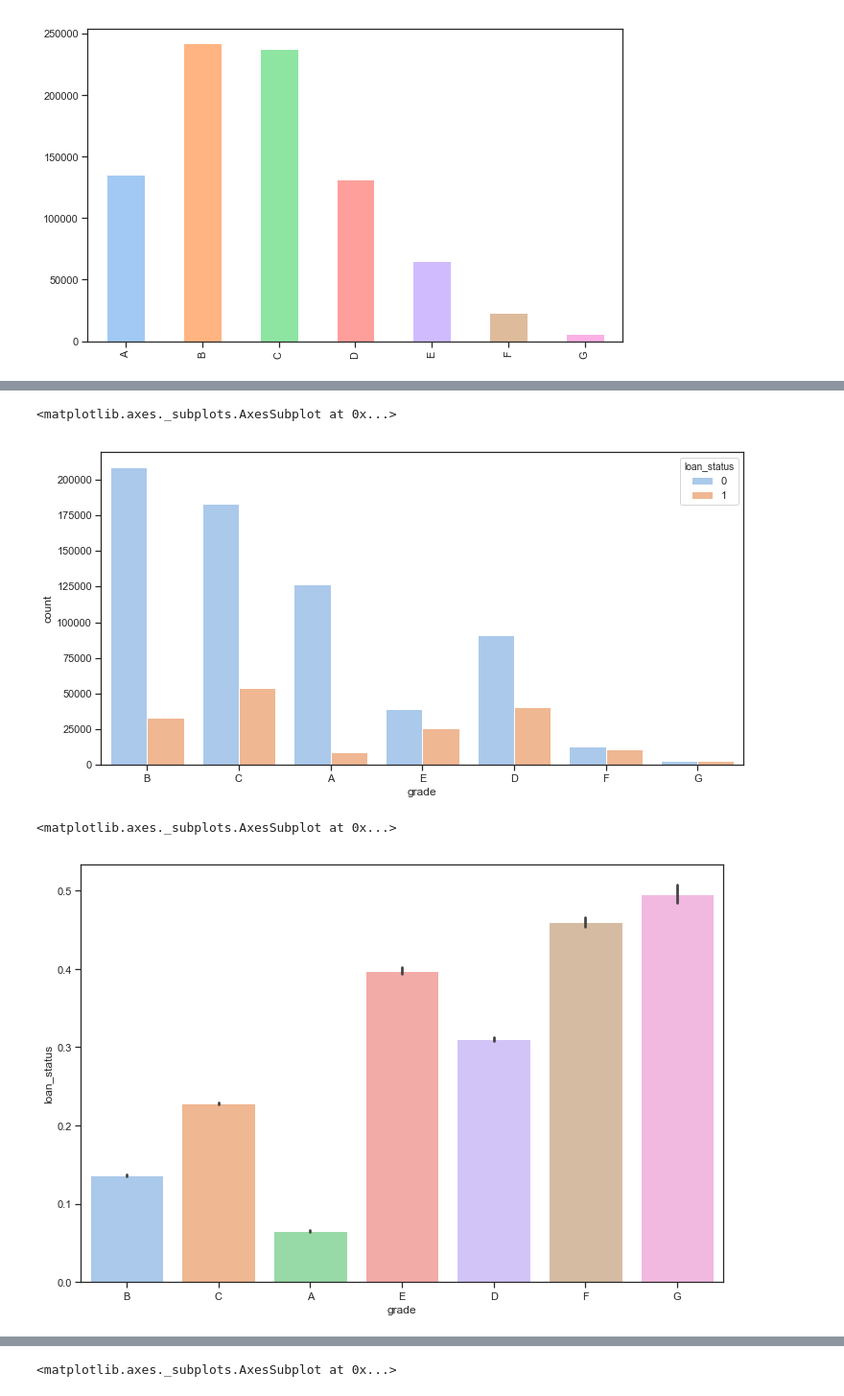
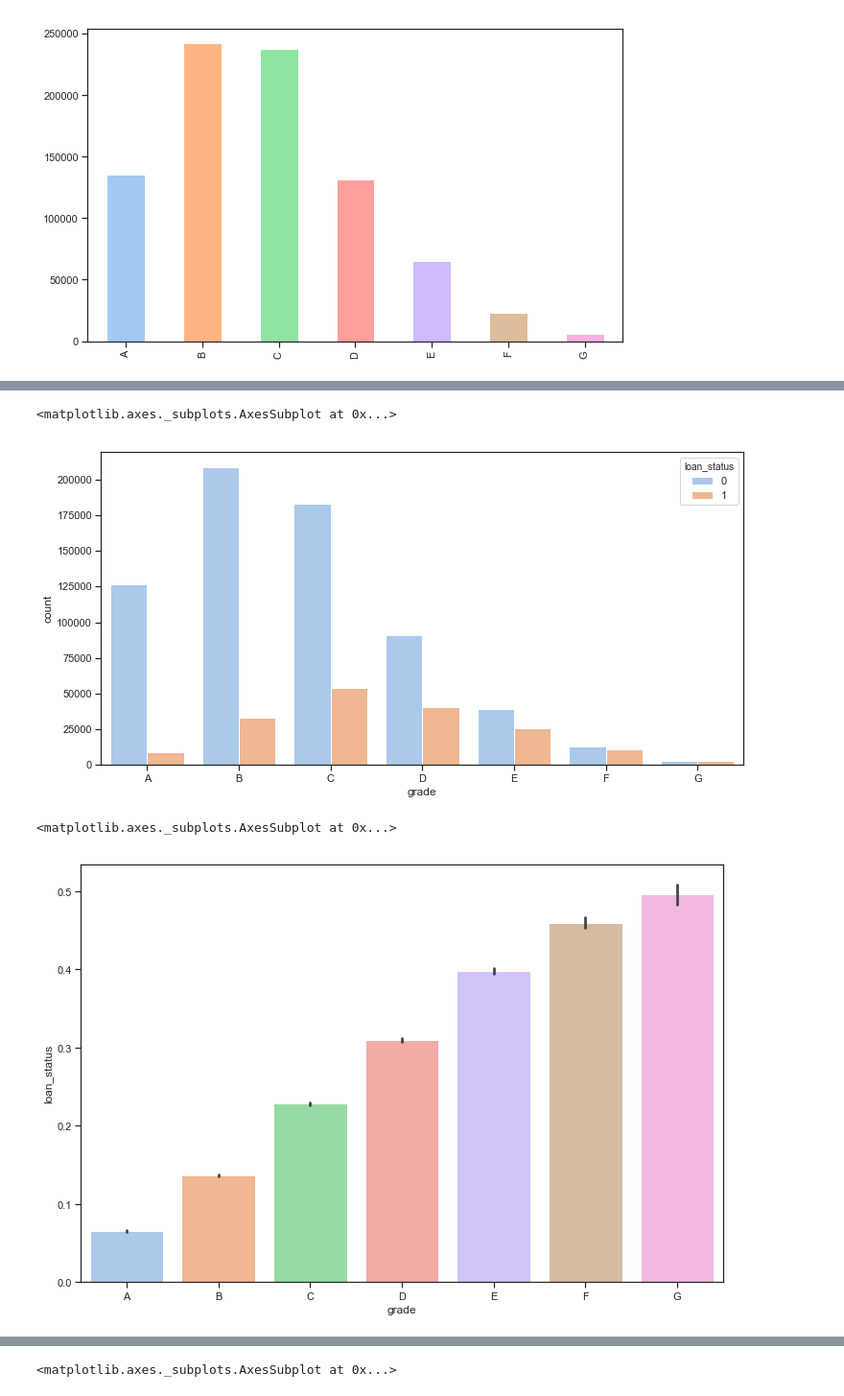
Before and after one commit to pvci/LendingClub, a Jupyter notebook: code/Analysis_Cleaning.ipynb, the cells around one changed output, grey strips where cells are left out. Shown at 96% size. Drawn from its saved outputs; the diff is of its cells as text; code cells hidden in the pictures.

```diff
--- a/code/Analysis_Cleaning.ipynb
+++ b/code/Analysis_Cleaning.ipynb
@@ -175,13 +201,13 @@ sns.countplot(x='purpose', hue='loan_status', data=df_all)
 # %%
 plt.figure(figsize=(12,6))
-sns.countplot( x='grade', hue='loan_status', data=df_all)
+sns.countplot( x='grade', hue='loan_status', data=df_all.sort_values(by='grade'))
 # %% [output]
 <matplotlib.axes._subplots.AxesSubplot at 0x...>
-[figure, old version]
+[figure, new version]
 # %%
 plt.figure(figsize=(12,8))
-sns.barplot(x='grade',y='loan_status',data=df_all)
+sns.barplot(x='grade',y='loan_status',data=df_all.sort_values(by='grade'))
 # %% [output]
 <matplotlib.axes._subplots.AxesSubplot at 0x...>
-[figure, old version]
+[figure, new version]
 # %%
```
Also changed, not shown: parts of 18 cells of this notebook, 2 other files.
